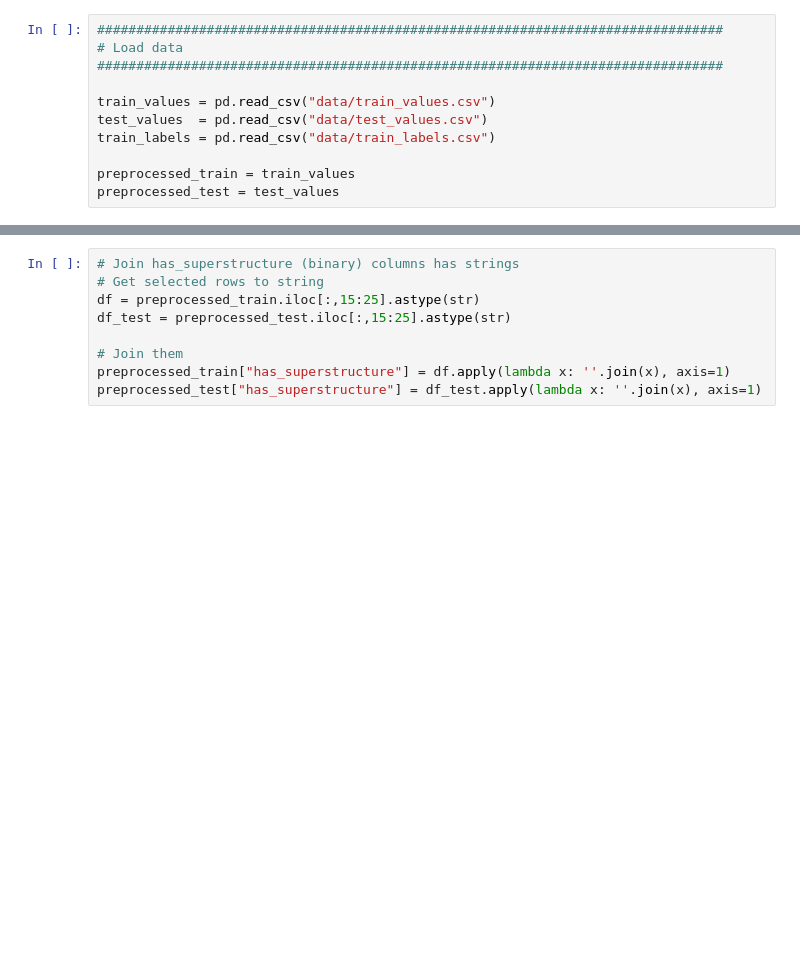
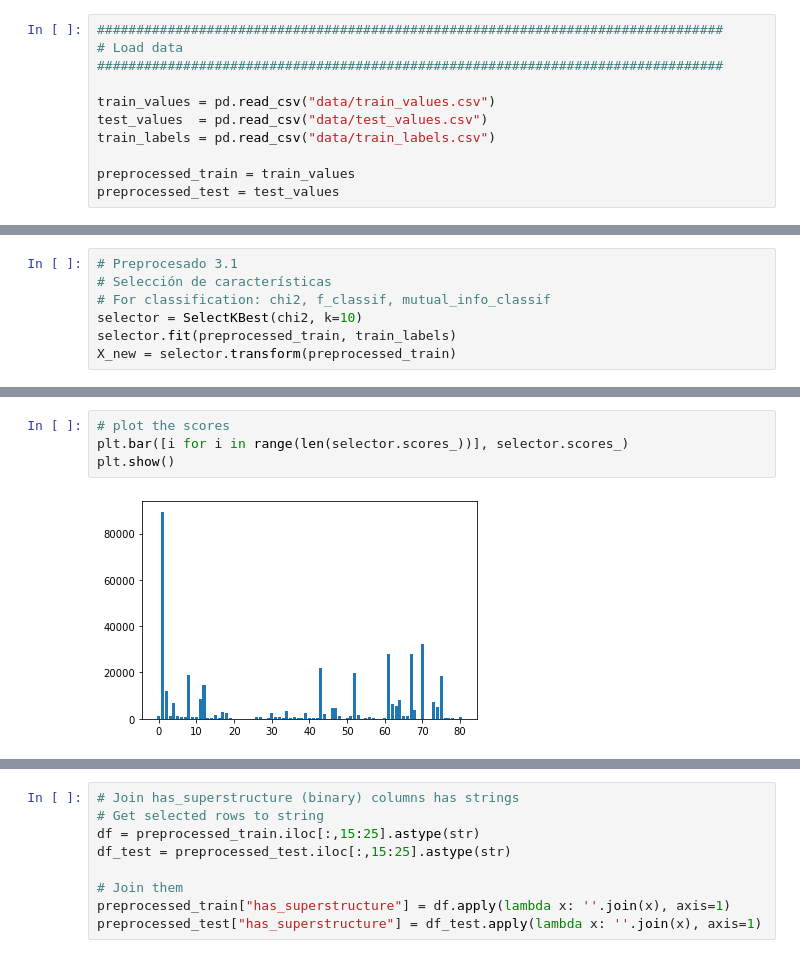
Before and after one commit to IgnacioVellido/DS-Assignments, a Jupyter notebook: MD-PC/Proyecto/preprocess.ipynb, the cells around one changed output, grey strips where cells are left out. Saved outputs shown, nothing was run; the diff lists cells and outputs as text; blank space fills up the shorter version.

```diff
--- a/MD-PC/Proyecto/preprocess.ipynb
+++ b/MD-PC/Proyecto/preprocess.ipynb
@@ -126,0 +178,7 @@ preprocessed_train[["has_superstructure_adobe_mud", "has_superstructure_stone_fl
+# %%
+# Preprocesado 3.1
+# Selección de características
+# For classification: chi2, f_classif, mutual_info_classif
+selector = SelectKBest(chi2, k=10)
+selector.fit(preprocessed_train, train_labels)
+X_new = selector.transform(preprocessed_train)
@@ -126,0 +201,6 @@ preprocessed_train[["has_superstructure_adobe_mud", "has_superstructure_stone_fl
+# %%
+# plot the scores
+plt.bar([i for i in range(len(selector.scores_))], selector.scores_)
+plt.show()
+# %% [output]
+[figure, added]
```
Also changed, not shown: parts of 32 cells of this notebook, 7 other files.
